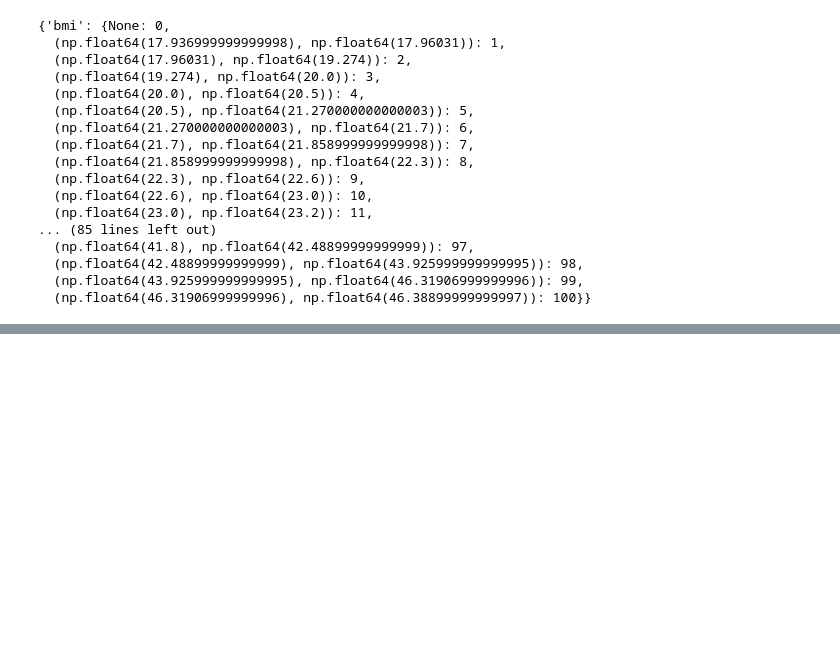
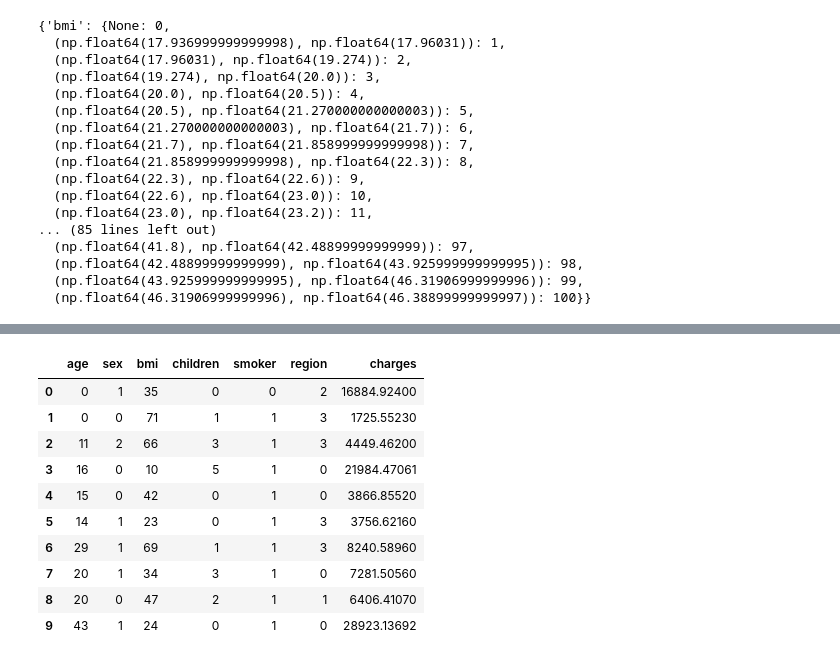
Before and after one commit to rzambrano1/tabular_nn, a Jupyter notebook: notebooks/tabular_argn.ipynb, the cells around one changed output, grey strips where cells are left out. Saved outputs shown, nothing was run; the diff lists cells and outputs as text; code cells hidden in the pictures; blank space fills up the shorter version.

```diff
--- a/notebooks/tabular_argn.ipynb
+++ b/notebooks/tabular_argn.ipynb
@@ -894,0 +876,14 @@ insurance_table_test.numerical_binned_decoding_maps
+# %%
+insurance_table_test.table.head(10)
+# %% [output]
+|  | age | sex | bmi | children | smoker | region | charges |
+| 0 | 0 | 1 | 35 | 0 | 0 | 2 | 16884.92400 |
+| 1 | 0 | 0 | 71 | 1 | 1 | 3 | 1725.55230 |
+| 2 | 11 | 2 | 66 | 3 | 1 | 3 | 4449.46200 |
+| 3 | 16 | 0 | 10 | 5 | 1 | 0 | 21984.47061 |
+| 4 | 15 | 0 | 42 | 0 | 1 | 0 | 3866.85520 |
+| 5 | 14 | 1 | 23 | 0 | 1 | 3 | 3756.62160 |
+| 6 | 29 | 1 | 69 | 1 | 1 | 3 | 8240.58960 |
+| 7 | 20 | 1 | 34 | 3 | 1 | 0 | 7281.50560 |
+| 8 | 20 | 0 | 47 | 2 | 1 | 1 | 6406.41070 |
+| 9 | 43 | 1 | 24 | 0 | 1 | 0 | 28923.13692 |
```
Also changed, not shown: parts of 19 cells of this notebook, 2 other files.
